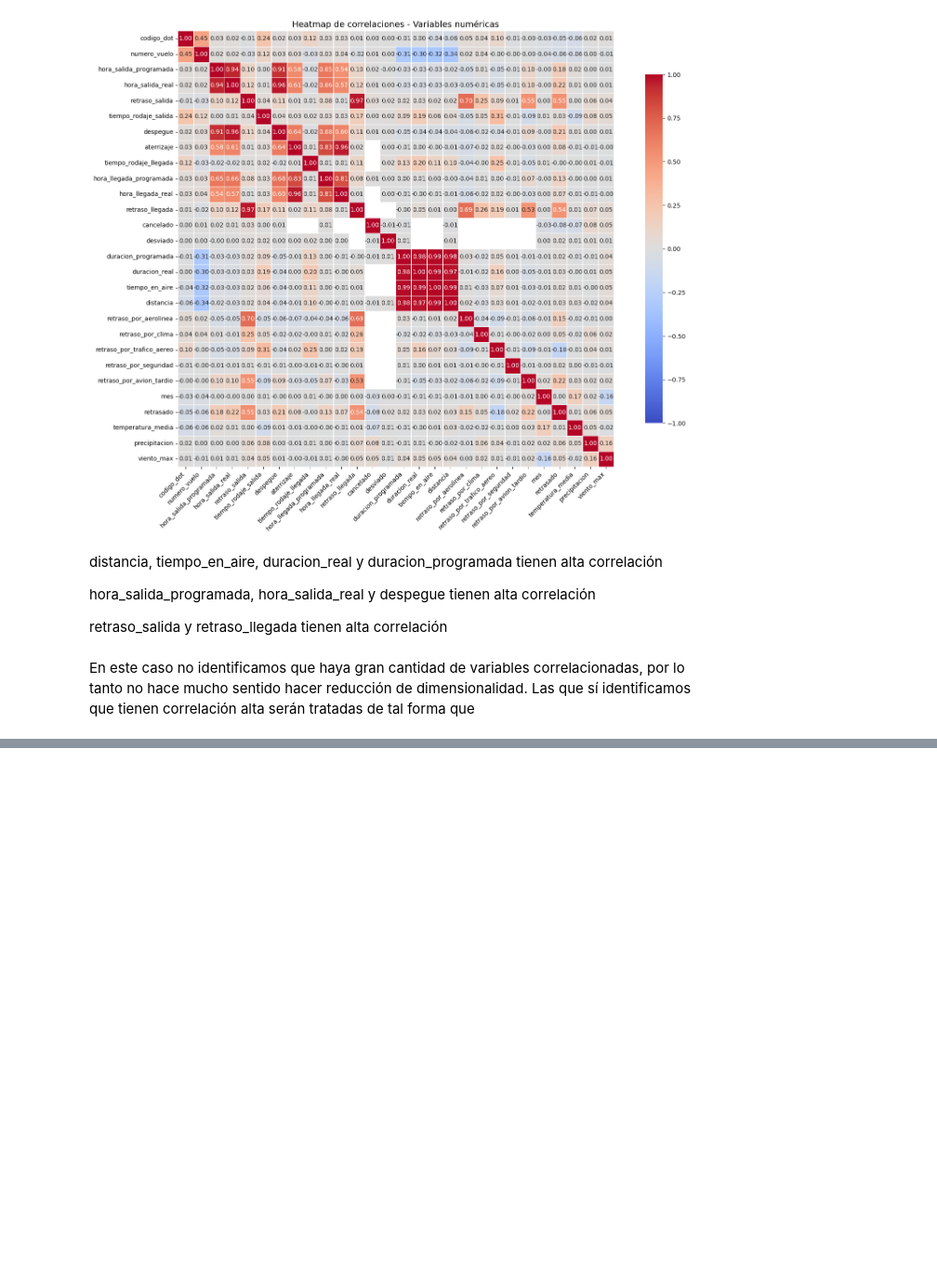
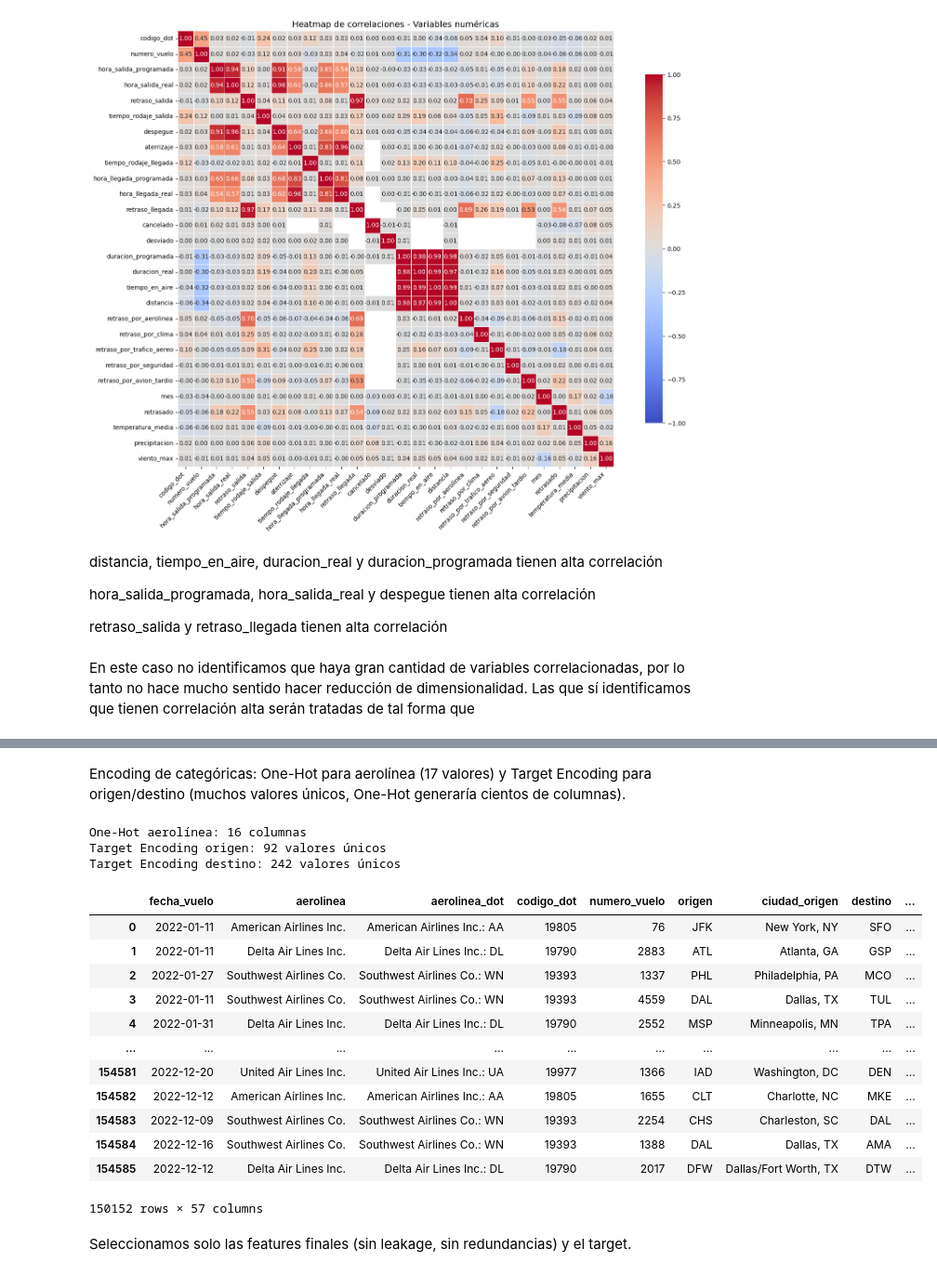
Before and after one commit to Guadacarro/TP_IA, a Jupyter notebook: tp.ipynb, the cells around one changed output, grey strips where cells are left out. Shown at 93% size. Drawn from its saved outputs; the diff is of its cells as text; code cells hidden in the pictures; blank space fills up the shorter version.

```diff
--- a/tp.ipynb
+++ b/tp.ipynb
@@ -879,0 +891,3 @@ En este caso no identificamos que haya gran cantidad de variables correlacionada
+# %%
+abt = df_2022[(df_2022['cancelado'] == 0) & (df_2022['desviado'] == 0)].copy()
+print(f"Filas antes: {len(df_2022)} | Filas después de eliminar cancelados/desviados: {len(abt)}")
@@ -879,0 +898,10 @@ En este caso no identificamos que haya gran cantidad de variables correlacionada
+# %%
+if 'dia_semana' not in abt.columns:
+    abt['dia_semana'] = abt['fecha_vuelo'].dt.dayofweek
+if 'hora_prog' not in abt.columns:
+    abt['hora_prog'] = (abt['hora_salida_programada'] // 100).astype(int)
+
+abt['es_fin_de_semana'] = (abt['dia_semana'] >= 5).astype(int)
+
+print(f"Features temporales listas.")
+abt[['mes', 'dia_semana', 'hora_prog', 'es_fin_de_semana']].head()
@@ -879,0 +916,38 @@ En este caso no identificamos que haya gran cantidad de variables correlacionada
+# %% [markdown]
+Encoding de categóricas: One-Hot para aerolínea (17 valores) y Target Encoding para origen/destino (muchos valores únicos, One-Hot generaría cientos de columnas).
+# %%
+# One-Hot Encoding para aerolínea
+abt = pd.get_dummies(abt, columns=['codigo_aerolinea'], prefix='aero', drop_first=True)
+
+# Target Encoding para origen y destino
+tasa_origen = abt.groupby('origen')['retrasado'].mean()
+tasa_destino = abt.groupby('destino')['retrasado'].mean()
+
+abt['origen_enc'] = abt['origen'].map(tasa_origen)
+abt['destino_enc'] = abt['destino'].map(tasa_destino)
+
+print(f"One-Hot aerolínea: {len([c for c in abt.columns if c.startswith('aero_')])} columnas")
+print(f"Target Encoding origen: {abt['origen_enc'].nunique()} valores únicos")
+print(f"Target Encoding destino: {abt['destino_enc'].nunique()} valores únicos")
+# %% [output]
+One-Hot aerolínea: 16 columnas
+Target Encoding origen: 92 valores únicos
+Target Encoding destino: 242 valores únicos
+# %%
+abt
+# %% [output]
+|  | fecha_vuelo | aerolinea | aerolinea_dot | codigo_dot | numero_vuelo | origen | ciudad_origen | destino | ... |
+| 0 | 2022-01-11 | American Airlines Inc. | American Airlines Inc.: AA | 19805 | 76 | JFK | New York, NY | SFO | ... |
+| 1 | 2022-01-11 | Delta Air Lines Inc. | Delta Air Lines Inc.: DL | 19790 | 2883 | ATL | Atlanta, GA | GSP | ... |
+| 2 | 2022-01-27 | Southwest Airlines Co. | Southwest Airlines Co.: WN | 19393 | 1337 | PHL | Philadelphia, PA | MCO | ... |
+| 3 | 2022-01-11 | Southwest Airlines Co. | Southwest Airlines Co.: WN | 19393 | 4559 | DAL | Dallas, TX | TUL | ... |
+| 4 | 2022-01-31 | Delta Air Lines Inc. | Delta Air Lines Inc.: DL | 19790 | 2552 | MSP | Minneapolis, MN | TPA | ... |
+| ... | ... | ... | ... | ... | ... | ... | ... | ... | ... |
+| 154581 | 2022-12-20 | United Air Lines Inc. | United Air Lines Inc.: UA | 19977 | 1366 | IAD | Washington, DC | DEN | ... |
+| 154582 | 2022-12-12 | American Airlines Inc. | American Airlines Inc.: AA | 19805 | 1655 | CLT | Charlotte, NC | MKE | ... |
+| 154583 | 2022-12-09 | Southwest Airlines Co. | Southwest Airlines Co.: WN | 19393 | 2254 | CHS | Charleston, SC | DAL | ... |
+| 154584 | 2022-12-16 | Southwest Airlines Co. | Southwest Airlines Co.: WN | 19393 | 1388 | DAL | Dallas, TX | AMA | ... |
+| 154585 | 2022-12-12 | Delta Air Lines Inc. | Delta Air Lines Inc.: DL | 19790 | 2017 | DFW | Dallas/Fort Worth, TX | DTW | ... |
+150152 rows × 57 columns
+# %% [markdown]
+Seleccionamos solo las features finales (sin leakage, sin redundancias) y el target.
```
Also changed, not shown: parts of 13 cells of this notebook.
